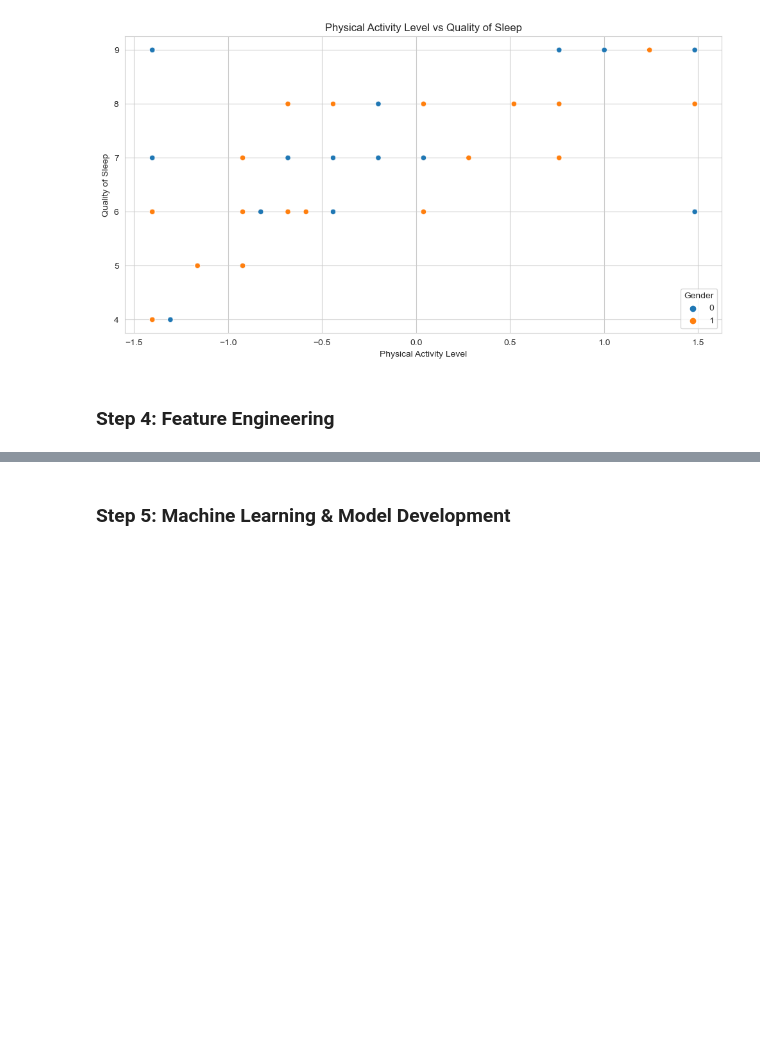
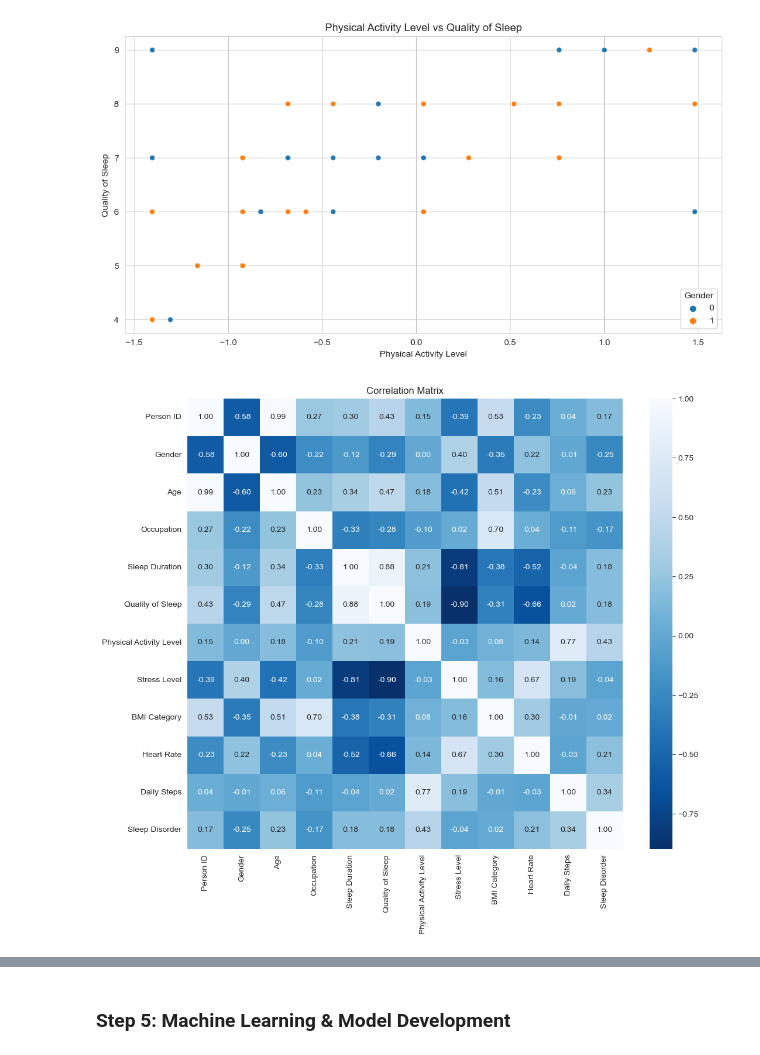
Before and after one commit to Wailbak/Sleep-Quality-AI, a Jupyter notebook: notebook/Notebook.ipynb, the cells around one changed output, grey strips where cells are left out. Drawn from its saved outputs; the diff is of its cells as text; code cells hidden in the pictures; blank space fills up the shorter version.

```diff
--- a/notebook/Notebook.ipynb
+++ b/notebook/Notebook.ipynb
@@ -11,6 +11,8 @@ from sklearn.linear_model import LinearRegression
 from sklearn.linear_model import Ridge
 from sklearn.decomposition import PCA
 from sklearn.impute import SimpleImputer
+from sklearn.ensemble import RandomForestClassifier
+from sklearn.metrics import accuracy_score, classification_report, confusion_matrix
 from scipy.stats import zscore
 from sklearn.metrics import mean_absolute_error, mean_squared_error, r2_score
 from sklearn.decomposition import PCA
@@ -19,7 +21,7 @@ import seaborn as sns
 import warnings
 warnings.filterwarnings('ignore')
 
-file_path = r'C:\Users\wailb\Desktop\FINAL PROJECT\Sleep_health_and_lifestyle_dataset.csv'
+file_path = r'C:\Users\wailb\Desktop\FINAL PROJECT\dataset\Sleep_health_and_lifestyle_dataset.csv'
 data = pd.read_csv(file_path)
 # %%
 data
@@ -174,16 +176,13 @@ plt.show()
 [figure]
 [figure]
 [figure]
-# %% [markdown]
-### Step 4: Feature Engineering
-# %%
-# Applying PCA to reduce dimensionality
-pca = PCA(n_components=0.95)
-pca_features = pca.fit_transform(data[numerical_features])
-
-# Create a new DataFrame with PCA features
-pca_df = pd.DataFrame(pca_features, columns=[f'PC{i+1}' for i in range(pca_features.shape[1])])
-data = pd.concat([data, pca_df], axis=1)
-
-# Drop original numerical features if necessary
-data = data.drop(columns=numerical_features)
+# %%
+# Compute and plot the correlation matrix
+corr_matrix = data.corr()
+
+plt.figure(figsize=(12, 10))
+sns.heatmap(corr_matrix, annot=True, cmap='Blues_r', fmt='.2f')
+plt.title('Correlation Matrix')
+plt.show()
+# %% [output]
+[figure, added]
```
Also changed, not shown: parts of 21 cells of this notebook.
